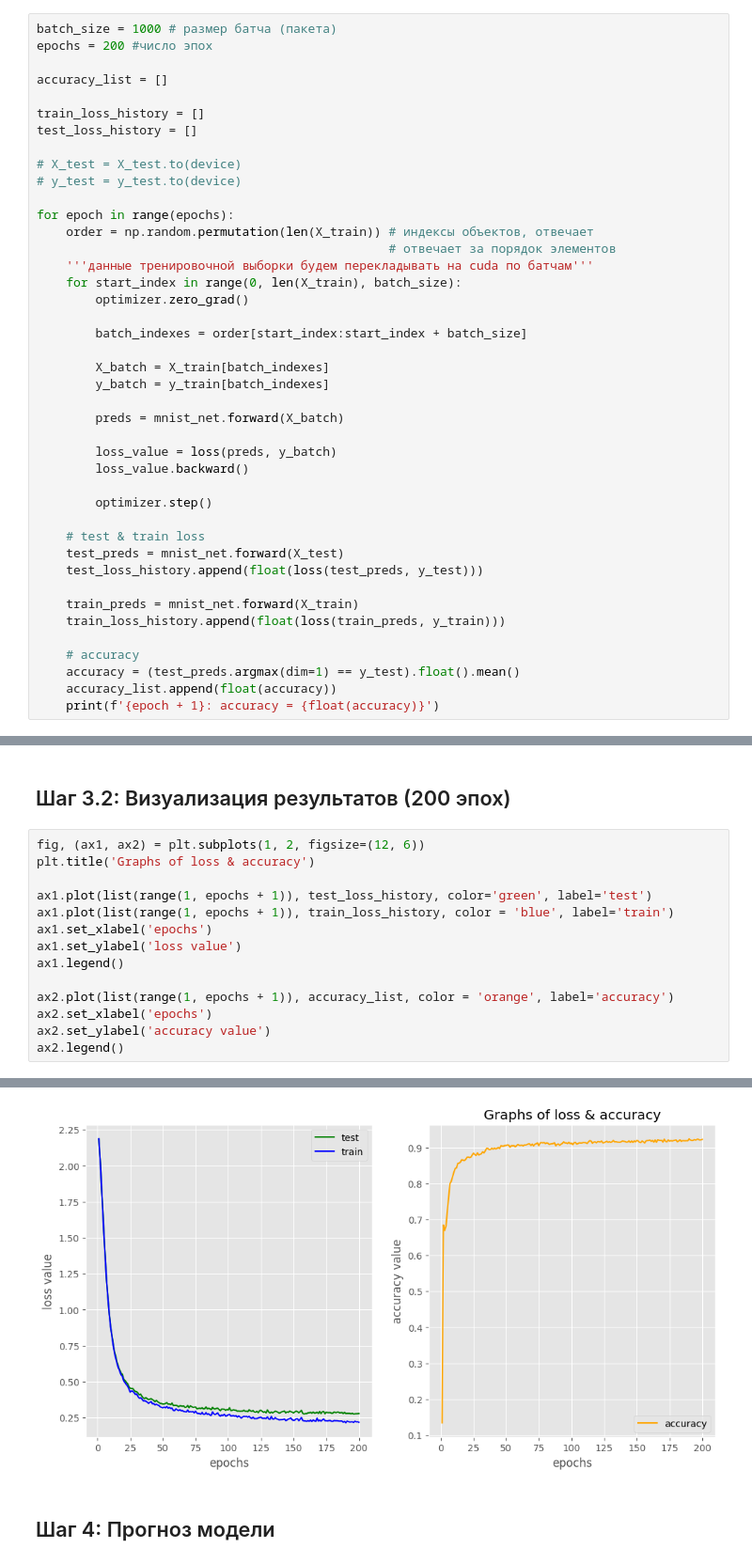
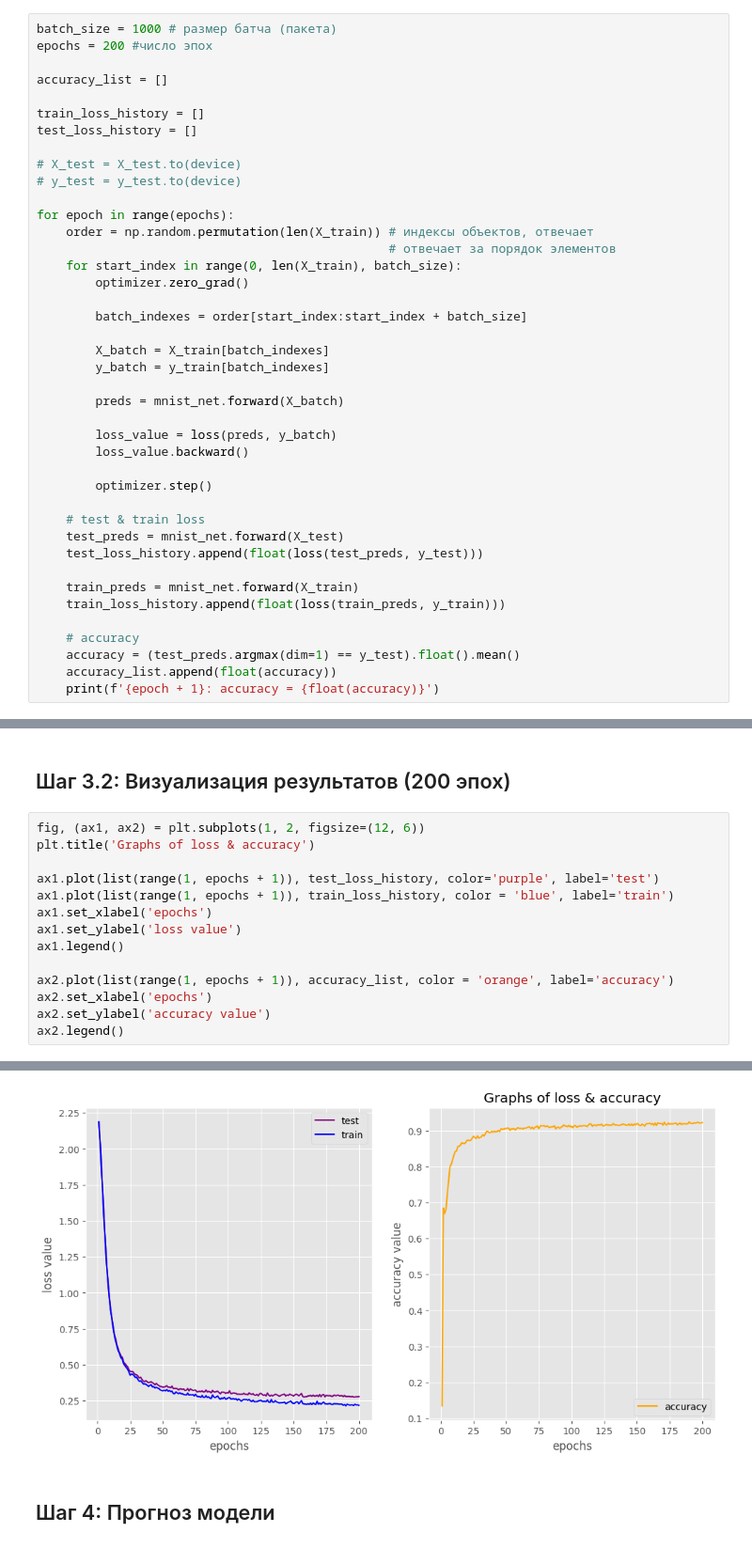
Before and after one commit to DaniilAszn/ML2_course, a Jupyter notebook: 1_Классификация_рукописных_цифр_полносвязной_сетью_(Complete).ipynb, the cells around one changed output, grey strips where cells are left out. Shown at 94% size. Saved outputs shown, nothing was run; the diff lists cells and outputs as text.

```diff
--- a/1_Классификация_рукописных_цифр_полносвязной_сетью_(Complete).ipynb
+++ b/1_Классификация_рукописных_цифр_полносвязной_сетью_(Complete).ipynb
@@ -249,7 +249,6 @@ test_loss_history = []
 for epoch in range(epochs):
     order = np.random.permutation(len(X_train)) # индексы объектов, отвечает
                                                 # отвечает за порядок элементов
-    '''данные тренировочной выборки будем перекладывать на cuda по батчам'''
     for start_index in range(0, len(X_train), batch_size):
         optimizer.zero_grad()
 
@@ -299,20 +298,20 @@ for epoch in range(epochs):
 # %%
 fig, (ax1, ax2) = plt.subplots(1, 2, figsize=(12, 6))
 plt.title('Graphs of loss & accuracy')
 
-ax1.plot(list(range(1, epochs + 1)), test_loss_history, color='green', label='test')
+ax1.plot(list(range(1, epochs + 1)), test_loss_history, color='purple', label='test')
 ax1.plot(list(range(1, epochs + 1)), train_loss_history, color = 'blue', label='train')
 ax1.set_xlabel('epochs')
 ax1.set_ylabel('loss value')
 ax1.legend()
 
 ax2.plot(list(range(1, epochs + 1)), accuracy_list, color = 'orange', label='accuracy')
 ax2.set_xlabel('epochs')
 ax2.set_ylabel('accuracy value')
 ax2.legend()
 # %% [output]
 <matplotlib.legend.Legend at 0x...>
-[figure, old version]
+[figure, new version]
 # %% [markdown]
 ## Шаг 4: Прогноз модели
 # %%
```
